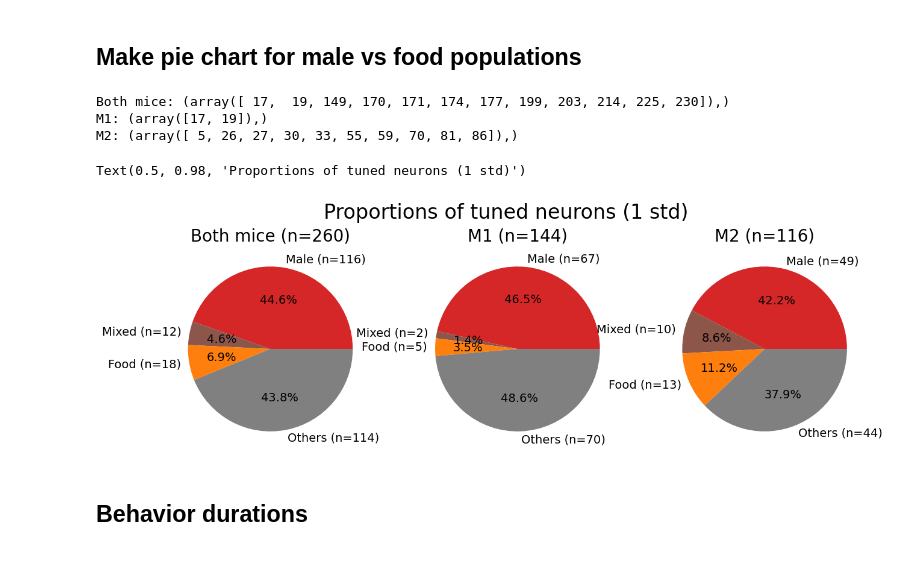
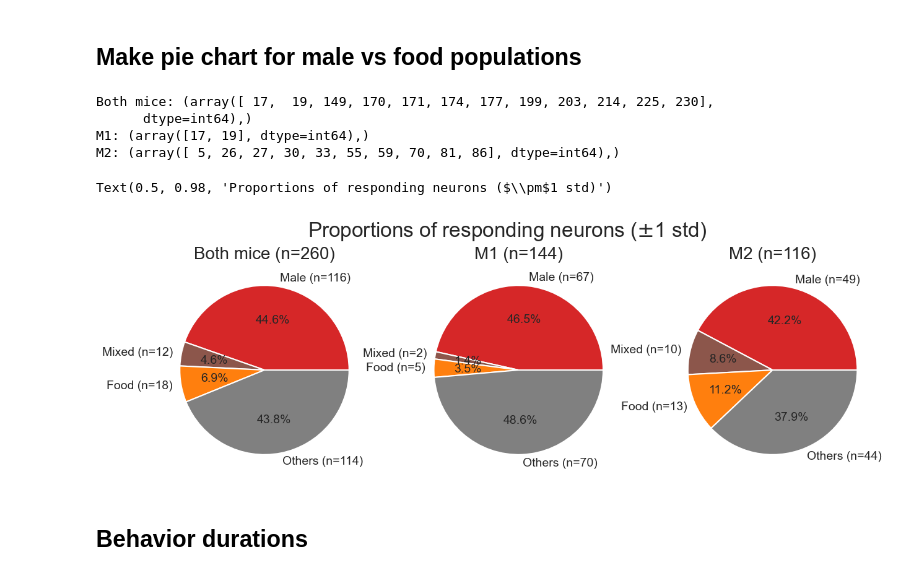
Before and after one commit to CharlesXu-Jingyue/DJA_FallRotation, a Jupyter notebook: DJA_HangryMice/tuning_raster_pie_fasted.ipynb, the cells around one changed output. Saved outputs shown, nothing was run; the diff lists cells and outputs as text; code cells hidden in the pictures.

```diff
--- a/DJA_HangryMice/tuning_raster_pie_fasted.ipynb
+++ b/DJA_HangryMice/tuning_raster_pie_fasted.ipynb
@@ -677,39 +942,40 @@ male_responsive_M2 = np.any((mean_activity_M2[2:4, :] > tuning_threshold) | (mea
 food_responsive_M2 = np.any((mean_activity_M2[4:, :] > tuning_threshold) | (mean_activity_M2[4:, :] < -tuning_threshold), axis=0)
 mixed_responses_M2 = male_responsive_M2 & food_responsive_M2
 others_M2 = ~male_responsive_M2 & ~food_responsive_M2
 counts_M2 = [np.sum(male_responsive_M2)-np.sum(mixed_responses_M2), np.sum(mixed_responses_M2), np.sum(food_responsive_M2)-np.sum(mixed_responses_M2), np.sum(others_M2)]
 
 # Print mixed selective neurons
 print(f'Both mice: {np.where(mixed_responses_both)}')
 print(f'M1: {np.where(mixed_responses_M1)}')
 print(f'M2: {np.where(mixed_responses_M2)}')
 
 # Create labels
 pie_labels_both = [f'Male (n={counts_both[0]})', f'Mixed (n={counts_both[1]})', f'Food (n={counts_both[2]})', f'Others (n={counts_both[3]})']
 pie_labels_M1 = [f'Male (n={counts_M1[0]})', f'Mixed (n={counts_M1[1]})', f'Food (n={counts_M1[2]})', f'Others (n={counts_M1[3]})']
 pie_labels_M2 = [f'Male (n={counts_M2[0]})', f'Mixed (n={counts_M2[1]})', f'Food (n={counts_M2[2]})', f'Others (n={counts_M2[3]})']
 
 pie_colors = ['tab:red', 'tab:brown', 'tab:orange', 'grey']
 
 # Create a new figure
 fig, axs = plt.subplots(1, 3, figsize=(15, 5))
 
 # Plot the pie charts
 axs[0].pie(counts_both, labels=pie_labels_both, autopct='%1.1f%%', colors=pie_colors, textprops={'fontsize': 14})
 axs[0].set_title(f'Both mice (n={n_neurons_both})', fontsize=20)
 axs[1].pie(counts_M1, labels=pie_labels_M1, autopct='%1.1f%%', colors=pie_colors, textprops={'fontsize': 14})
 axs[1].set_title(f'M1 (n={n_neurons_M1})', fontsize=20)
 axs[2].pie(counts_M2, labels=pie_labels_M2, autopct='%1.1f%%', colors=pie_colors, textprops={'fontsize': 14})
 axs[2].set_title(f'M2 (n={n_neurons_M2})', fontsize=20)
 
-plt.suptitle('Proportions of tuned neurons (1 std)', fontsize=24)
+plt.suptitle('Proportions of responding neurons ($\pm$1 std)', fontsize=24)
 # plt.savefig("figures/20231202/TuningProportions.svg")
 # %% [output]
-Both mice: (array([ 17,  19, 149, 170, 171, 174, 177, 199, 203, 214, 225, 230]),)
-M1: (array([17, 19]),)
-M2: (array([ 5, 26, 27, 30, 33, 55, 59, 70, 81, 86]),)
+Both mice: (array([ 17,  19, 149, 170, 171, 174, 177, 199, 203, 214, 225, 230],
+      dtype=int64),)
+M1: (array([17, 19], dtype=int64),)
+M2: (array([ 5, 26, 27, 30, 33, 55, 59, 70, 81, 86], dtype=int64),)
-Text(0.5, 0.98, 'Proportions of tuned neurons (1 std)')
+Text(0.5, 0.98, 'Proportions of responding neurons ($\\pm$1 std)')
-[figure, old version]
+[figure, new version]
 # %% [markdown]
 ## Behavior durations
 # %%
```
Also changed, not shown: parts of 19 cells of this notebook, 1 other file.
